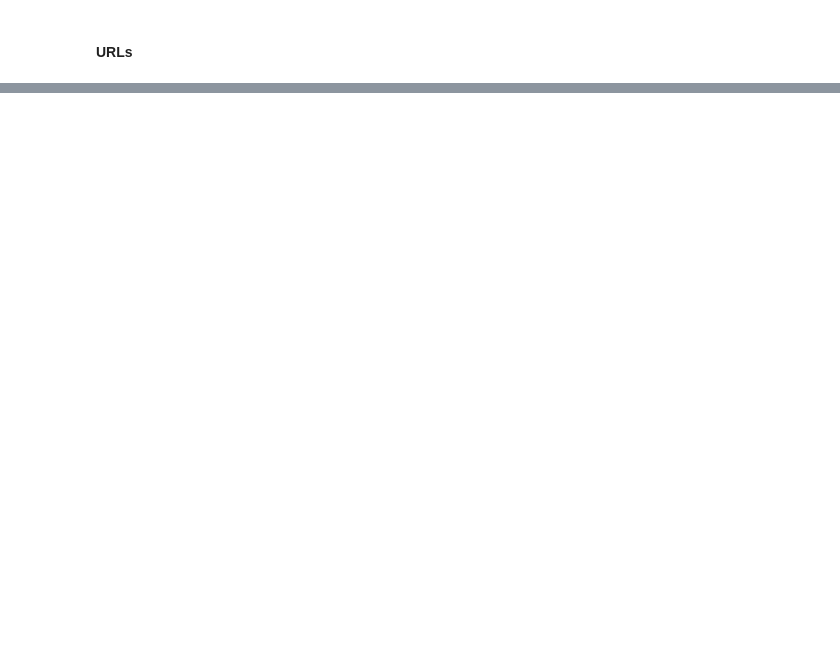
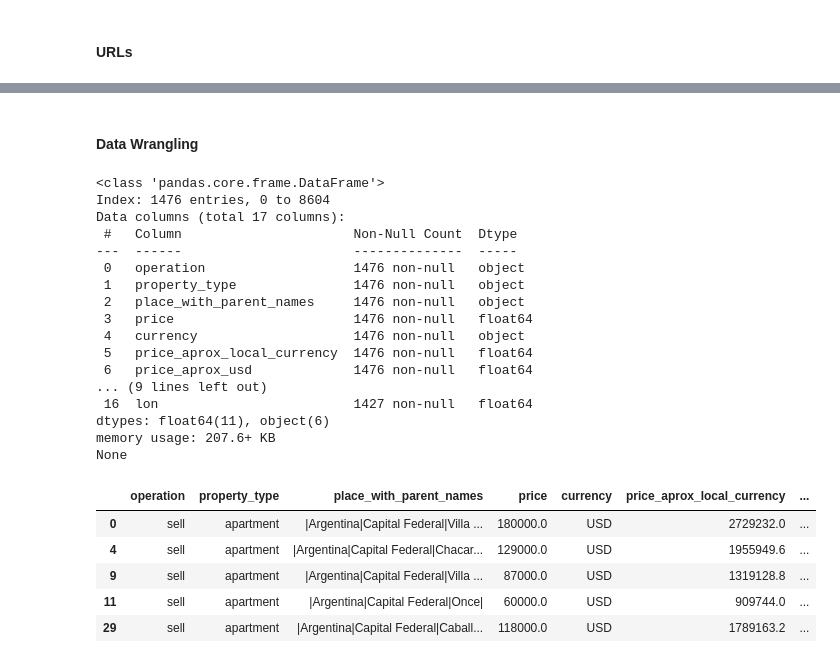
Before and after one commit to tech-ml-quant-luv/Applied_data_science_lab_worldquant, a Jupyter notebook: Project 2 - Housing in Buenos Aires/price _and_location.ipynb, the cells around one changed output, grey strips where cells are left out. Saved outputs shown, nothing was run; the diff lists cells and outputs as text; code cells hidden in the pictures; blank space fills up the shorter version.

```diff
--- a/Project 2 - Housing in Buenos Aires/price _and_location.ipynb
+++ b/Project 2 - Housing in Buenos Aires/price _and_location.ipynb
@@ -114,0 +70,30 @@
+# %% [markdown]
+#### Data Wrangling
+# %%
+frame1=wrangle(filepath="./data/buenos-aires-real-estate-1.csv")
+print(frame1.info())
+frame1.head()
+# %% [output]
+<class 'pandas.core.frame.DataFrame'>
+Index: 1476 entries, 0 to 8604
+Data columns (total 17 columns):
+ #   Column                      Non-Null Count  Dtype
+---  ------                      --------------  -----
+ 0   operation                   1476 non-null   object
+ 1   property_type               1476 non-null   object
+ 2   place_with_parent_names     1476 non-null   object
+ 3   price                       1476 non-null   float64
+ 4   currency                    1476 non-null   object
+ 5   price_aprox_local_currency  1476 non-null   float64
+ 6   price_aprox_usd             1476 non-null   float64
+... (9 lines left out)
+ 16  lon                         1427 non-null   float64
+dtypes: float64(11), object(6)
+memory usage: 207.6+ KB
+None
+|  | operation | property_type | place_with_parent_names | price | currency | price_aprox_local_currency | ... |
+| 0 | sell | apartment | |Argentina|Capital Federal|Villa ... | 180000.0 | USD | 2729232.0 | ... |
+| 4 | sell | apartment | |Argentina|Capital Federal|Chacar... | 129000.0 | USD | 1955949.6 | ... |
+| 9 | sell | apartment | |Argentina|Capital Federal|Villa ... | 87000.0 | USD | 1319128.8 | ... |
+| 11 | sell | apartment | |Argentina|Capital Federal|Once| | 60000.0 | USD | 909744.0 | ... |
+| 29 | sell | apartment | |Argentina|Capital Federal|Caball... | 118000.0 | USD | 1789163.2 | ... |
```
Also changed, not shown: parts of 30 cells of this notebook, 1 other file.
